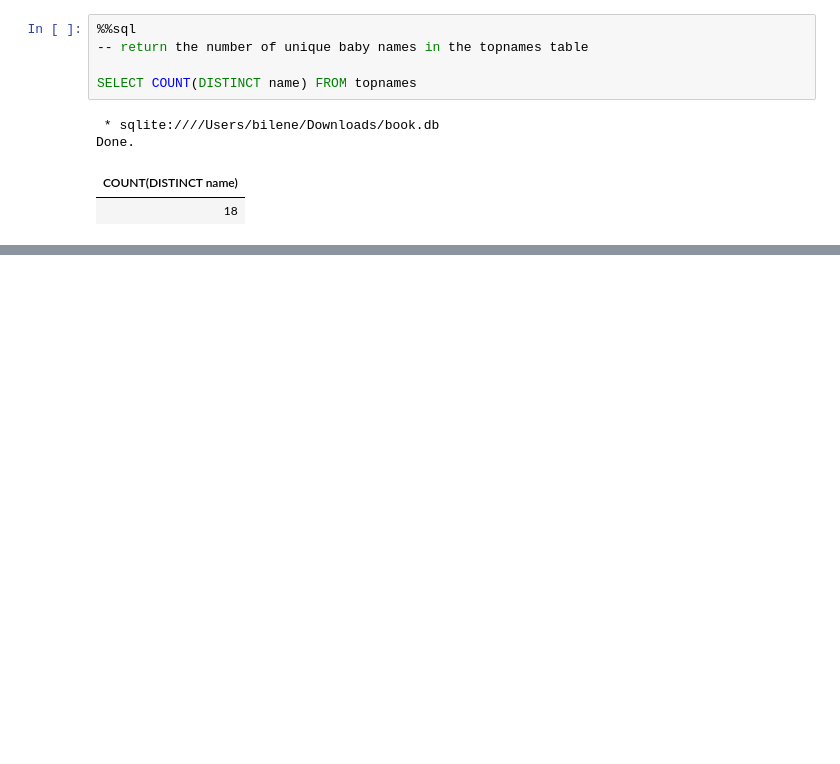
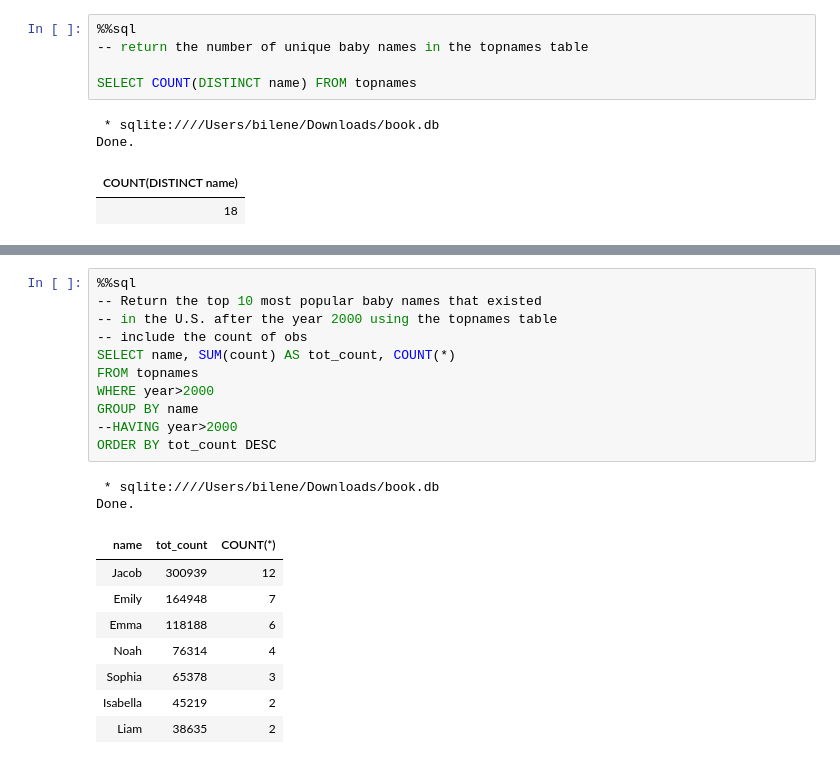
Before and after one commit to ernbilen/Data200_Fall23, a Jupyter notebook: notes/in-class/intro-to-sql.ipynb, the cells around one changed output, grey strips where cells are left out. Drawn from its saved outputs; the diff is of its cells as text; blank space fills up the shorter version.

```diff
--- a/notes/in-class/intro-to-sql.ipynb
+++ b/notes/in-class/intro-to-sql.ipynb
@@ -426,0 +574,22 @@ Done.
+# %%
+%%sql
+-- Return the top 10 most popular baby names that existed
+-- in the U.S. after the year 2000 using the topnames table
+-- include the count of obs
+SELECT name, SUM(count) AS tot_count, COUNT(*)
+FROM topnames
+WHERE year>2000
+GROUP BY name
+--HAVING year>2000
+ORDER BY tot_count DESC
+# %% [output]
+ * sqlite:////Users/bilene/Downloads/book.db
+Done.
+| name | tot_count | COUNT(*) |
+| Jacob | 300939 | 12 |
+| Emily | 164948 | 7 |
+| Emma | 118188 | 6 |
+| Noah | 76314 | 4 |
+| Sophia | 65378 | 3 |
+| Isabella | 45219 | 2 |
+| Liam | 38635 | 2 |
```
Also changed, not shown: parts of 9 cells of this notebook.
